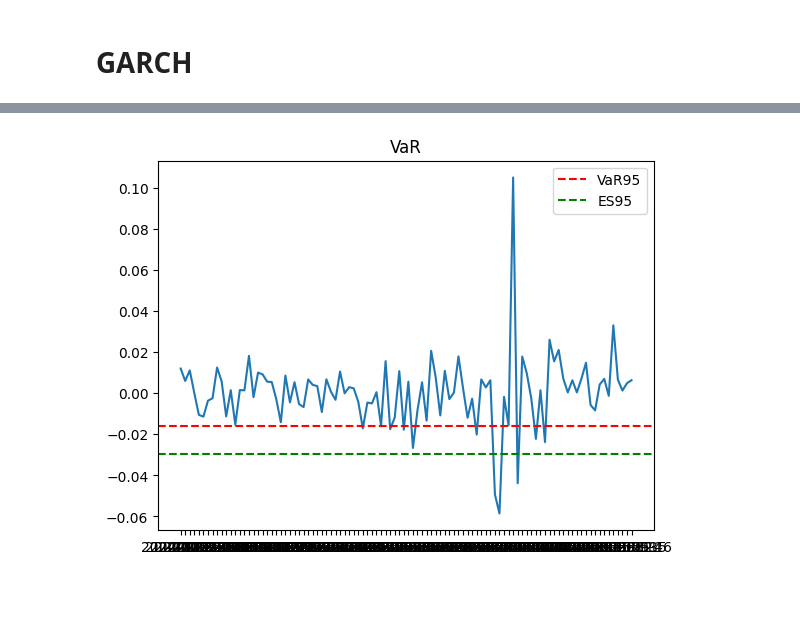
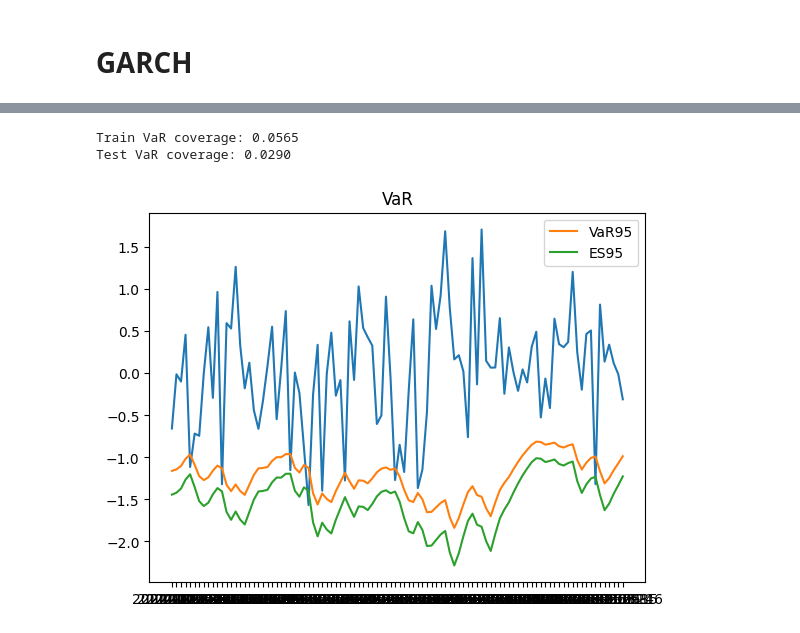
Before and after one commit to Lukirby/Stress-Testing-a-Markowitz-Portfolio, a Jupyter notebook: luca.ipynb, the cells around one changed output, grey strips where cells are left out. Drawn from its saved outputs; the diff is of its cells as text; code cells hidden in the pictures; blank space fills up the shorter version.

```diff
--- a/luca.ipynb
+++ b/luca.ipynb
@@ -394,0 +376,15 @@ print((np.where((true_returns <= ESG), 1, 0)).mean())
+# %%
+def get_GARCH_prediction(garch_result, n_samples):
+    # Past predictions
+    past_mean = garch_result.params['mu'] if 'mu' in garch_result.params else 0
+    past_mean_series = pd.Series([past_mean] * len(garch_result.conditional_volatility))
+    past_variance = garch_result.conditional_volatility ** 2
+
+    # Future predictions
+    forecast = garch_result.forecast(horizon=n_samples)
+    future_mean = forecast.mean.values[-1]
+    future_variance = forecast.variance.values[-1]
+
+    return past_mean_series, past_variance, future_mean, future_variance
+# %%
+garch_res = get_GARCH(spy_r_log_s, arma_p=2, arma_q=1, rescale=False)
@@ -394,0 +427,16 @@ print((np.where((true_returns <= ESG), 1, 0)).mean())
+# %%
+garch_past_spy_mean, garch_past_spy_variance, garch_future_spy_mean, garch_future_spy_variance = get_GARCH_prediction(garch_res, n_samples=len(spy_test_r_log))
+# %%
+garch_past_spy_VaR = get_VaR(alpha=0.95,mean=garch_past_spy_mean,std=garch_past_spy_variance**(0.5))
+garch_future_spy_VaR = get_VaR(alpha=0.95,mean=garch_future_spy_mean,std=garch_future_spy_variance**(0.5))
+print("Past SPY VaR (train):")
+print(garch_past_spy_VaR.mean())
+print("Future SPY VaR (test):")
+print(garch_future_spy_VaR.mean())
+
+garch_past_spy_ES = get_ES(alpha=0.95,mean=garch_past_spy_mean,std=garch_past_spy_variance**(0.5))
+garch_future_spy_ES = get_ES(alpha=0.95,mean=garch_future_spy_mean,std=garch_future_spy_variance**(0.5))
+print("Past SPY ES (train):")
+print(garch_past_spy_ES.mean())
+print("Future SPY ES (test):")
+print(future_spy_ES.mean())
@@ -395,10 +452,16 @@ print((np.where((true_returns <= ESG), 1, 0)).mean())
+# %%
+print(f"Train VaR coverage: {(np.where((spy_r_log_s <= garch_past_spy_VaR), 1, 0)).mean():.4f}")
+print(f"Test VaR coverage: {(np.where((spy_test_r_log_s <= garch_future_spy_VaR), 1, 0)).mean():.4f}")
+# %% [output]
+Train VaR coverage: 0.0565
+Test VaR coverage: 0.0290
 # %%
 tail = 100
-plt.plot(spy['Price'][-tail:],true_returns[-tail:])
-plt.axhline(VaRG, color='red', linestyle='--', label='VaR95')
-plt.axhline(ESG, color='green', linestyle='--', label='ES95')
+plt.plot(spy['Price'][-tail:],spy_r_log_s[-tail:])
+plt.plot(spy['Price'][-tail:],garch_past_spy_VaR[-tail:], label='VaR95')
+plt.plot(spy['Price'][-tail:],garch_past_spy_ES[-tail:], label='ES95')
 plt.title("VaR")
 plt.legend()
 plt.show()
 # %% [output]
-[figure, old version]
+[figure, new version]
```
Also changed, not shown: parts of 36 cells of this notebook.
